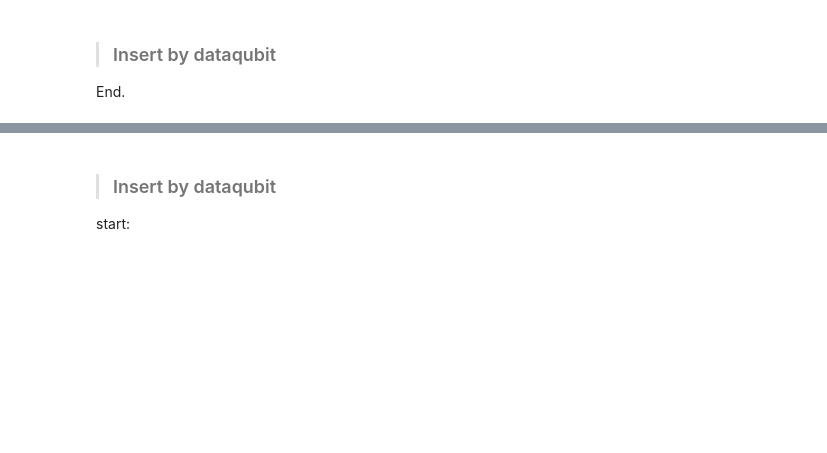
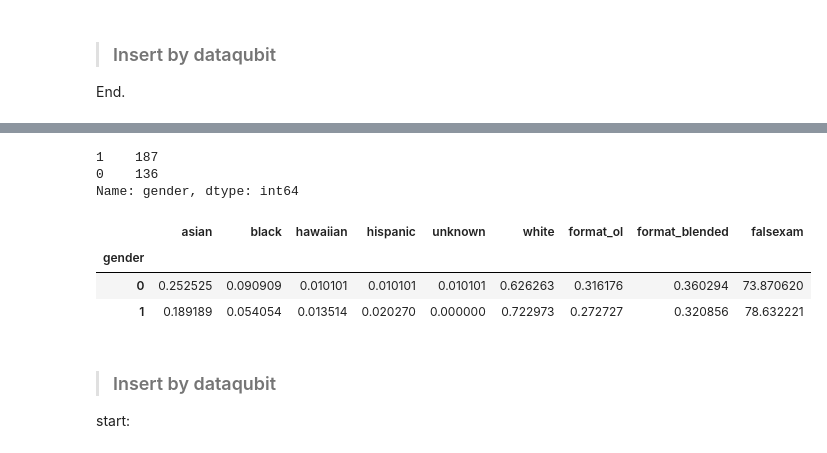
Before and after one commit to dataqubit/python-causality-handbook, a Jupyter notebook: causal-inference-for-the-brave-and-true/02-Randomised-Experiments.ipynb, the cells around one changed output, grey strips where cells are left out. Cells and saved outputs as stored; diff of their text form; code cells hidden in the pictures; blank space fills up the shorter version.

```diff
--- a/causal-inference-for-the-brave-and-true/02-Randomised-Experiments.ipynb
+++ b/causal-inference-for-the-brave-and-true/02-Randomised-Experiments.ipynb
@@ -134,3 +178,16 @@ End.
+# %%
+data.gender.value_counts()
+# %% [output]
+1    187
+0    136
+Name: gender, dtype: int64
+# %%
+data.groupby('gender').mean()
+# %% [output]
+|  | asian | black | hawaiian | hispanic | unknown | white | format_ol | format_blended | falsexam |
+| gender |  |  |  |  |  |  |  |  |  |
+| 0 | 0.252525 | 0.090909 | 0.010101 | 0.010101 | 0.010101 | 0.626263 | 0.316176 | 0.360294 | 73.870620 |
+| 1 | 0.189189 | 0.054054 | 0.013514 | 0.020270 | 0.000000 | 0.722973 | 0.272727 | 0.320856 | 78.632221 |
 # %% [markdown]
 > ### Insert by dataqubit
 start:
```
Also changed, not shown: parts of 4 cells of this notebook, 2 other files.
